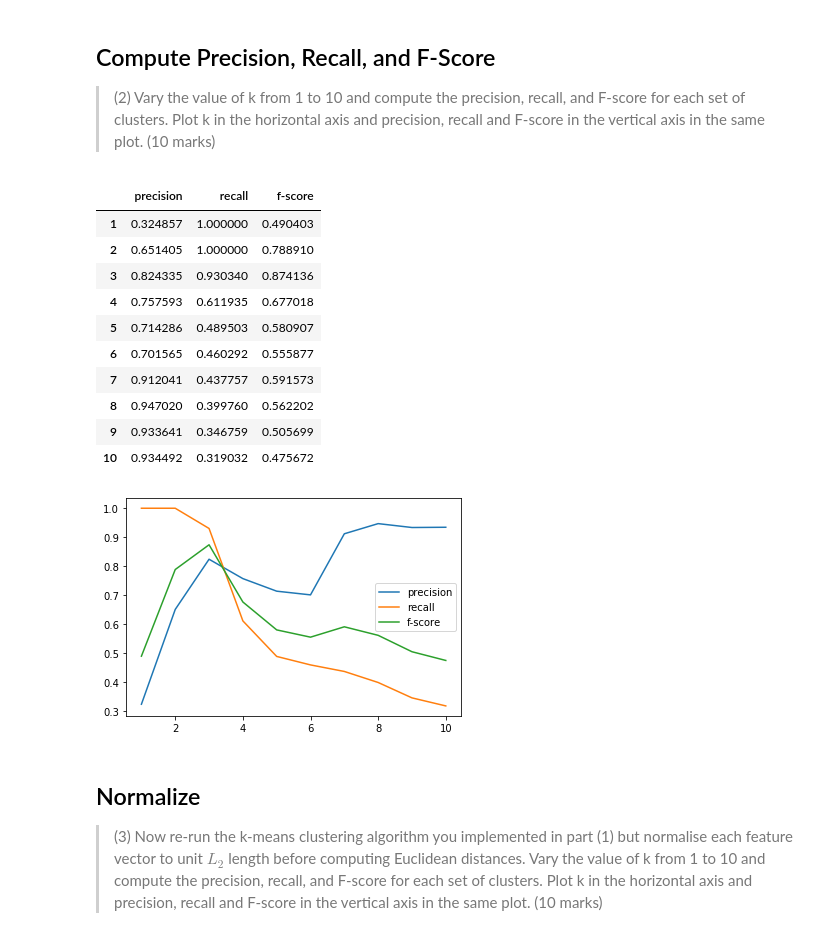
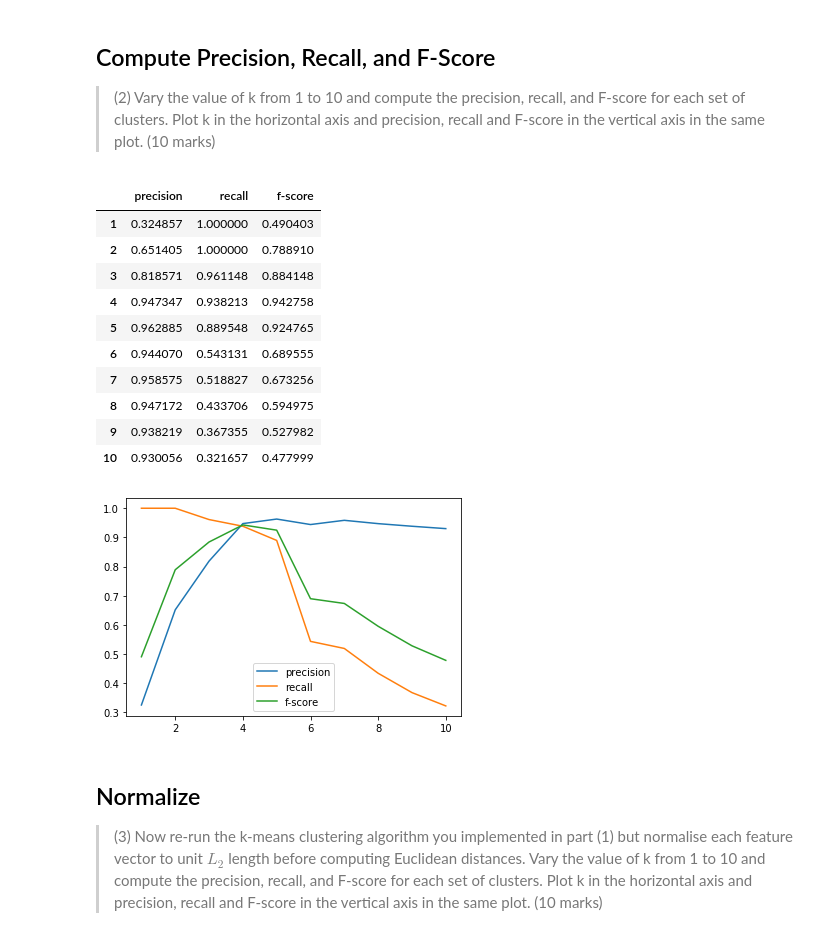
Before and after one commit to peterprescott/kmeans, a Jupyter notebook: notebook.ipynb, the cells around one changed output. Saved outputs shown, nothing was run; the diff lists cells and outputs as text; code cells hidden in the pictures.

```diff
--- a/notebook.ipynb
+++ b/notebook.ipynb
@@ -268,29 +268,29 @@ words = Dataset(['animals','countries','fruits','veggies'])
 # %%
 score = {}
 model = {}
 for k in range(1,11):
-    model = KMeans(k=k, D=words, seed=2)
-    score[k] = {'precision':model.precision,\
-                'recall':model.recall,\
-                'f-score':model.f_score,\
-#                'convergence':model.convergence,
+    model[k] = KMeans(k=k, D=words, seed=2)
+    score[k] = {'precision':model[k].precision,\
+                'recall':model[k].recall,\
+                'f-score':model[k].f_score,\
+#                'convergence':model[k].convergence,
                }
 scores = pd.DataFrame(score).transpose()
 scores.plot()
 scores
 # %% [output]
 |  | precision | recall | f-score |
 | 1 | 0.324857 | 1.000000 | 0.490403 |
 | 2 | 0.651405 | 1.000000 | 0.788910 |
-| 3 | 0.824335 | 0.930340 | 0.874136 |
-| 4 | 0.757593 | 0.611935 | 0.677018 |
-| 5 | 0.714286 | 0.489503 | 0.580907 |
-| 6 | 0.701565 | 0.460292 | 0.555877 |
-| 7 | 0.912041 | 0.437757 | 0.591573 |
-| 8 | 0.947020 | 0.399760 | 0.562202 |
-| 9 | 0.933641 | 0.346759 | 0.505699 |
-| 10 | 0.934492 | 0.319032 | 0.475672 |
+| 3 | 0.818571 | 0.961148 | 0.884148 |
+| 4 | 0.947347 | 0.938213 | 0.942758 |
+| 5 | 0.962885 | 0.889548 | 0.924765 |
+| 6 | 0.944070 | 0.543131 | 0.689555 |
+| 7 | 0.958575 | 0.518827 | 0.673256 |
+| 8 | 0.947172 | 0.433706 | 0.594975 |
+| 9 | 0.938219 | 0.367355 | 0.527982 |
+| 10 | 0.930056 | 0.321657 | 0.477999 |
-[figure, old version]
+[figure, new version]
 # %% [markdown]
 ## Normalize
 
```
Also changed, not shown: parts of 3 cells of this notebook.
